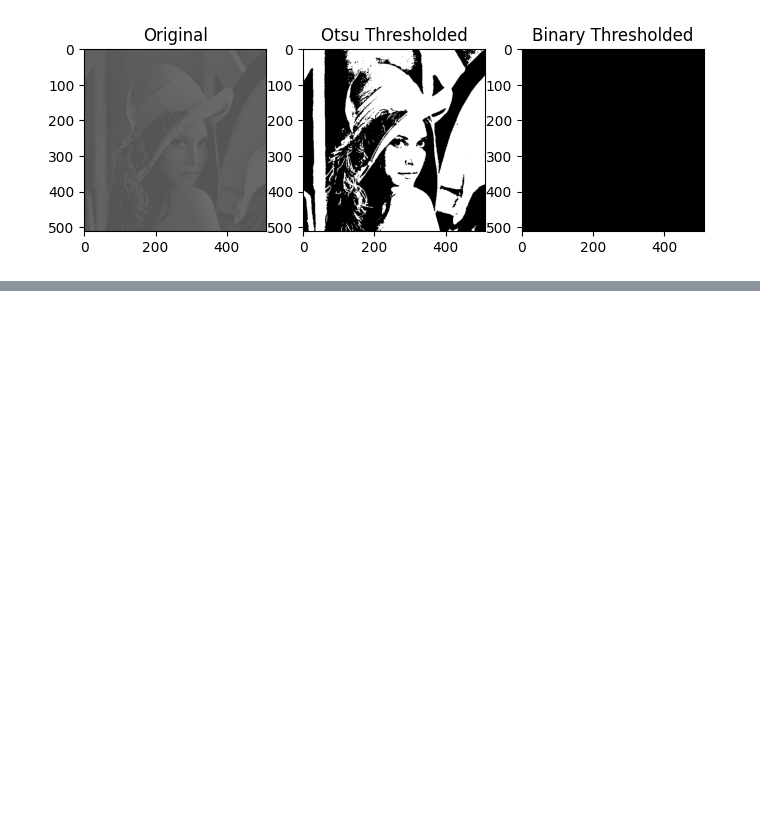
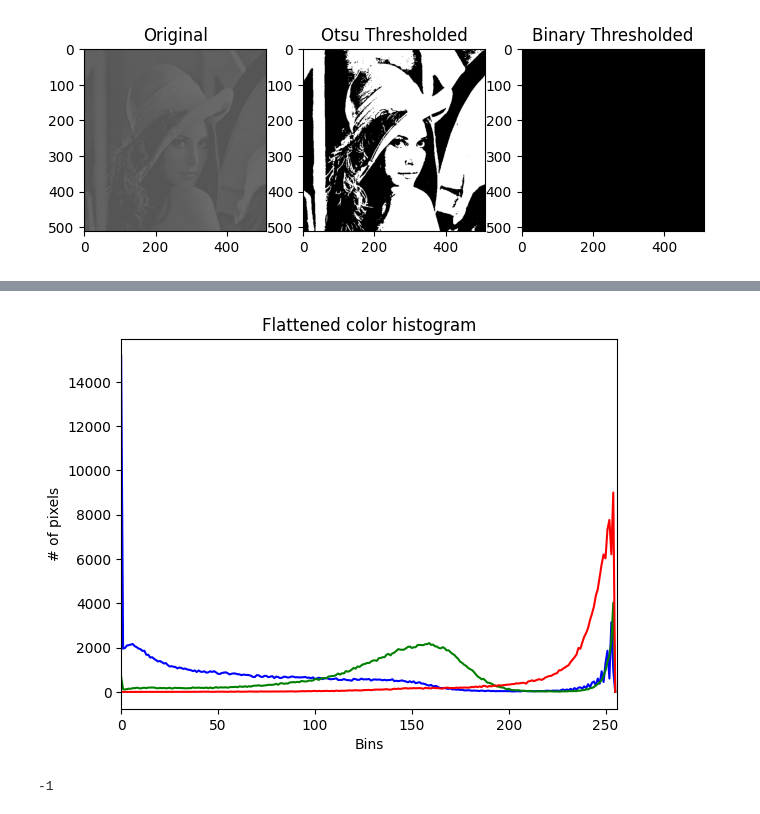
Before and after one commit to noora20FH/PCVK, a Jupyter notebook: week10.ipynb, the cells around one changed output, grey strips where cells are left out. Saved outputs shown, nothing was run; the diff lists cells and outputs as text; code cells hidden in the pictures; blank space fills up the shorter version.

```diff
--- a/week10.ipynb
+++ b/week10.ipynb
@@ -255,0 +291,21 @@ plt.show()
+# %%
+chans = cv.split(img)
+colors = 'b', 'g', 'r'
+
+plt.figure()
+plt.title('Flattened color histogram')
+plt.xlabel('Bins')
+plt.ylabel('# of pixels')
+
+for (chan, color) in zip(chans, colors):
+  #set to None -> not use mask
+    hist = cv.calcHist([chan], [0], None, [256], [0, 255])
+    plt.plot(hist, color=color)
+    plt.xlim([0, 256])
+
+
+plt.show()
+cv.waitKey(0)
+# %% [output]
+[figure, added]
+-1
```
Also changed, not shown: parts of 4 cells of this notebook.
